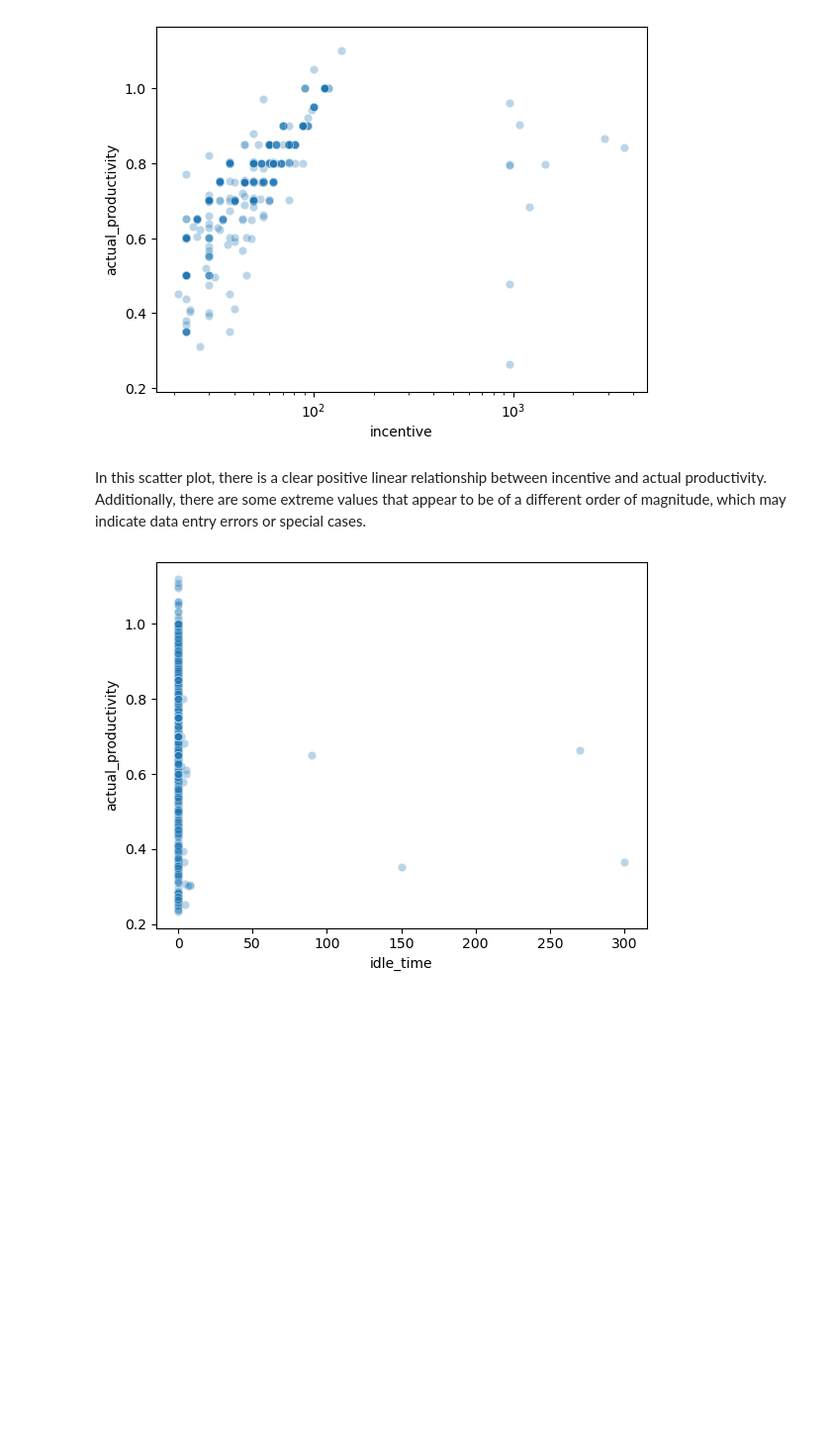
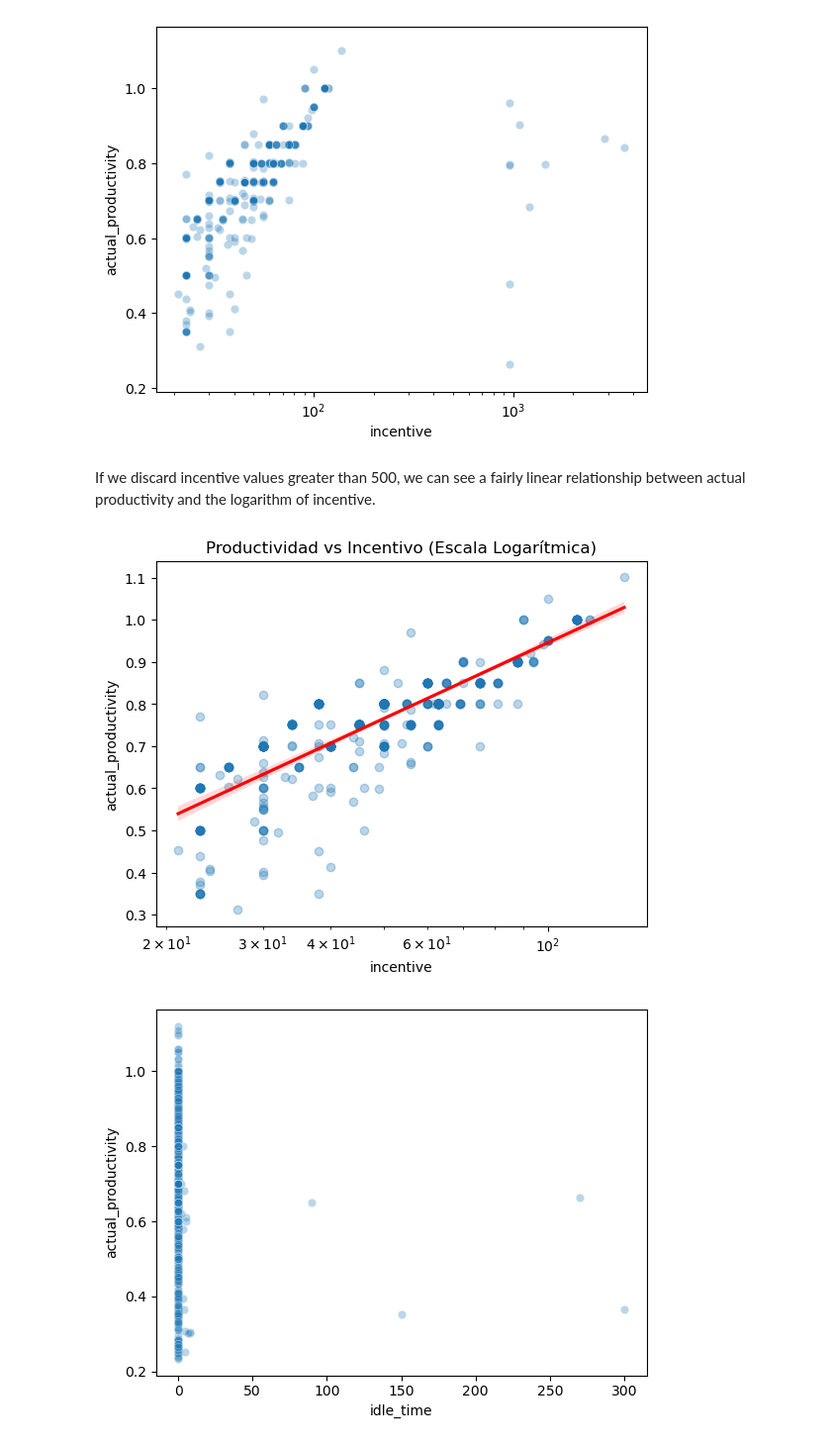
Before and after one commit to gabarosky/productivity_garmet_industry, a Jupyter notebook: notebooks/initial.ipynb, the cells around one changed output. Shown at 99% size. Saved outputs shown, nothing was run; the diff lists cells and outputs as text; code cells hidden in the pictures; blank space fills up the shorter version.

```diff
--- a/notebooks/initial.ipynb
+++ b/notebooks/initial.ipynb
@@ -377,8 +404,30 @@ sns.scatterplot(data=df, x='incentive', y='actual_productivity', alpha=0.3)
 plt.xscale('log')
 # %% [output]
 [figure]
-# %% [markdown]
-In this scatter plot, there is a clear positive linear relationship between incentive and actual productivity. Additionally, there are some extreme values that appear to be of a different order of magnitude, which may indicate data entry errors or special cases.
+# %% [markdown]
+If we discard incentive values greater than 500, we can see a fairly linear relationship between actual productivity and the logarithm of incentive.
+# %%
+import seaborn as sns
+import matplotlib.pyplot as plt
+import numpy as np
+
+# 1. Filtramos los datos (y <= 6 e incentivo > 0 para evitar errores de log)
+df_clean = df[(df['incentive'] <= 500) & (df['incentive'] > 0)].copy()
+
+# 2. Graficamos
+# logx=True le dice a Seaborn que calcule la regresión sobre el logaritmo de X
+sns.regplot(data=df_clean, x='incentive', y='actual_productivity',
+            logx=True,
+            scatter_kws={'alpha': 0.3},
+            line_kws={'color': 'red'})
+
+# 3. Cambiamos la escala del eje X a logarítmica para que la línea se vea recta
+plt.xscale('log')
+
+plt.title("Productividad vs Incentivo (Escala Logarítmica)")
+plt.show()
+# %% [output]
+[figure, added]
 # %%
 sns.scatterplot(data=df, x='idle_time', y='actual_productivity', alpha=0.3);
 # %% [output]
```
Also changed, not shown: parts of 59 cells of this notebook.
